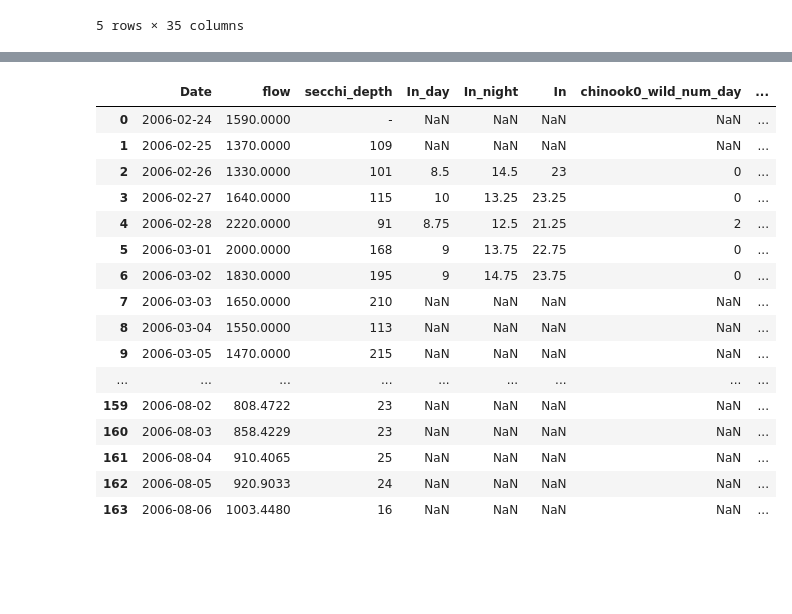
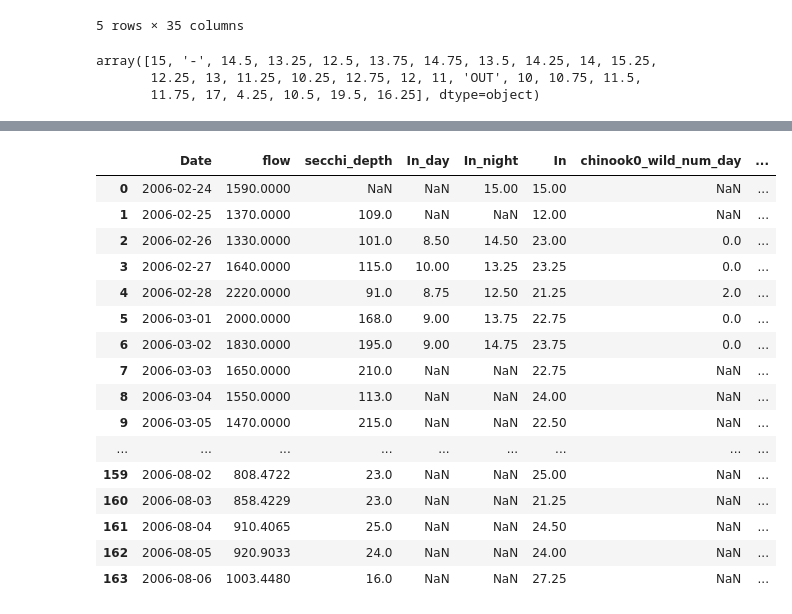
Before and after one commit to maria-kuruvilla/pied_piper, a Jupyter notebook: Puyallup/read_data_2006.ipynb, the cells around one changed output, grey strips where cells are left out. Cells and saved outputs as stored; diff of their text form; code cells hidden in the pictures; blank space fills up the shorter version.

```diff
--- a/Puyallup/read_data_2006.ipynb
+++ b/Puyallup/read_data_2006.ipynb
@@ -88,6 +88,12 @@ df_rename.head()
 | 3 | 2006-02-27 | 1640.0 | 10 | 115 | 0 | 0 | ... |
 | 4 | 2006-02-28 | 2220.0 | 8.75 | 91 | 2 | 0.228571 | ... |
 5 rows × 35 columns
+# %%
+pd.unique(df_rename['In_night'])
+# %% [output]
+array([15, '-', 14.5, 13.25, 12.5, 13.75, 14.75, 13.5, 14.25, 14, 15.25,
+       12.25, 13, 11.25, 10.25, 12.75, 12, 11, 'OUT', 10, 10.75, 11.5,
+       11.75, 17, 4.25, 10.5, 19.5, 16.25], dtype=object)
 # %%
 #note to self - need flow and secchi depth even on days the trap was not in!!!!
 
@@ -100,17 +106,34 @@ df_subset = df_rename[['Date', 'flow', 'secchi_depth','In_day','In_night','In',
                 'chinook0_wild_day_num_estimate','chinook0_wild_night_num_estimate',
                'chinook0_hatchery_day_num_estimate','chinook0_hatchery_night_num_estimate']]
 
-df_subset.loc[(df_subset['In_day'] == '-'),'In_day':'chinook0_hatchery_night_num_estimate'] =np.nan
-df_subset.loc[(df_subset['In_day'] == 'Out'),'In_day':'chinook0_hatchery_night_num_estimate'] =np.nan
-df_subset.loc[(df_subset['In_day'] == 'Out '),'In_day':'chinook0_hatchery_night_num_estimate'] =np.nan
-df_subset.loc[(df_subset['In_day'] == 'OUT'),'In_day':'chinook0_hatchery_night_num_estimate'] =np.nan
-df_subset.loc[(df_subset['In_day'] == 'ST'),'In_day':'chinook0_hatchery_night_num_estimate'] =np.nan
+df_subset.loc[(df_subset['In_day'] == '-'),'chinook0_wild_num_day':'chinook0_wild_perhour_day'] =np.nan
+df_subset.loc[(df_subset['In_day'] == 'Out'),'chinook0_wild_num_day':'chinook0_wild_perhour_day'] =np.nan
+df_subset.loc[(df_subset['In_day'] == 'OUT'),'chinook0_wild_num_day':'chinook0_wild_perhour_day'] =np.nan
+df_subset.loc[(df_subset['In_day'] == 'Out '),'chinook0_wild_num_day':'chinook0_wild_perhour_day'] =np.nan
+df_subset.loc[(df_subset['In_day'] == 'ST'),'chinook0_wild_num_day':'chinook0_wild_perhour_day'] =np.nan
 
-df_subset.loc[(df_subset['In_night'] == '-'),'In_day':'chinook0_hatchery_night_num_estimate'] =np.nan
-df_subset.loc[(df_subset['In_night'] == 'ST'),'In_day':'chinook0_hatchery_night_num_estimate'] =np.nan
-df_subset.loc[(df_subset['In_night'] == 'Out'),'In_day':'chinook0_hatchery_night_num_estimate'] =np.nan
-df_subset.loc[(df_subset['In_night'] == 'Out '),'In_day':'chinook0_hatchery_night_num_estimate'] =np.nan
-df_subset.loc[(df_subset['In_night'] == 'OUT'),'In_day':'chinook0_hatchery_night_num_estimate'] =np.nan
+df_subset.loc[(df_subset['In_day'] == '-'),'chinook0_hatchery_num_day':'chinook0_hatchery_perhour_day'] =np.nan
+df_subset.loc[(df_subset['In_day'] == 'Out'),'chinook0_hatchery_num_day':'chinook0_hatchery_perhour_day'] =np.nan
+df_subset.loc[(df_subset['In_day'] == 'OUT'),'chinook0_hatchery_num_day':'chinook0_hatchery_perhour_day'] =np.nan
+df_subset.loc[(df_subset['In_day'] == 'Out '),'chinook0_hatchery_num_day':'chinook0_hatchery_perhour_day'] =np.nan
+df_subset.loc[(df_subset['In_day'] == 'ST'),'chinook0_hatchery_num_day':'chinook0_hatchery_perhour_day'] =np.nan
+
+df_subset.loc[(df_subset['In_night'] == '-'),'chinook0_wild_num_night':'chinook0_wild_perhour_night'] =np.nan
+df_subset.loc[(df_subset['In_night'] == 'ST'),'chinook0_wild_num_night':'chinook0_wild_perhour_night'] =np.nan
+df_subset.loc[(df_subset['In_night'] == 'Out'),'chinook0_wild_num_night':'chinook0_wild_perhour_night'] =np.nan
+df_subset.loc[(df_subset['In_night'] == 'OUT'),'chinook0_wild_num_night':'chinook0_wild_perhour_night'] =np.nan
+df_subset.loc[(df_subset['In_night'] == 'Out '),'chinook0_wild_num_night':'chinook0_wild_perhour_night'] =np.nan
+
+df_subset.loc[(df_subset['In_night'] == '-'),'chinook0_hatchery_num_day':'chinook0_hatchery_perhour_night'] =np.nan
+df_subset.loc[(df_subset['In_night'] == 'Out'),'chinook0_hatchery_num_day':'chinook0_hatchery_perhour_night'] =np.nan
+df_subset.loc[(df_subset['In_night'] == 'OUT'),'chinook0_hatchery_num_day':'chinook0_hatchery_perhour_night'] =np.nan
+df_subset.loc[(df_subset['In_night'] == 'Out '),'chinook0_hatchery_num_day':'chinook0_hatchery_perhour_night'] =np.nan
+df_subset.loc[(df_subset['In_night'] == 'ST'),'chinook0_hatchery_num_day':'chinook0_hatchery_perhour_night'] =np.nan
+df_subset = df_subset.replace({'-':np.nan})
+df_subset = df_subset.replace({'ST':np.nan})
+df_subset = df_subset.replace({'Out':np.nan})
+df_subset = df_subset.replace({'OUT':np.nan})
+df_subset = df_subset.replace({'Out ':np.nan})
 
 df_subset['chinook0_wild_perhour_day_estimate'] = (df_subset['chinook0_wild_day_num_estimate']/
                                                    df_subset['In_day'])
@@ -149,20 +160,20 @@ See the caveats in the documentation: https://pandas.pydata.org/pandas-docs/stab
 |  | Date | flow | secchi_depth | In_day | In_night | In | chinook0_wild_num_day | ... |
-| 0 | 2006-02-24 | 1590.0000 | - | NaN | NaN | NaN | NaN | ... |
-| 1 | 2006-02-25 | 1370.0000 | 109 | NaN | NaN | NaN | NaN | ... |
-| 2 | 2006-02-26 | 1330.0000 | 101 | 8.5 | 14.5 | 23 | 0 | ... |
-| 3 | 2006-02-27 | 1640.0000 | 115 | 10 | 13.25 | 23.25 | 0 | ... |
-| 4 | 2006-02-28 | 2220.0000 | 91 | 8.75 | 12.5 | 21.25 | 2 | ... |
-| 5 | 2006-03-01 | 2000.0000 | 168 | 9 | 13.75 | 22.75 | 0 | ... |
-| 6 | 2006-03-02 | 1830.0000 | 195 | 9 | 14.75 | 23.75 | 0 | ... |
-| 7 | 2006-03-03 | 1650.0000 | 210 | NaN | NaN | NaN | NaN | ... |
-| 8 | 2006-03-04 | 1550.0000 | 113 | NaN | NaN | NaN | NaN | ... |
-| 9 | 2006-03-05 | 1470.0000 | 215 | NaN | NaN | NaN | NaN | ... |
+| 0 | 2006-02-24 | 1590.0000 | NaN | NaN | 15.00 | 15.00 | NaN | ... |
+| 1 | 2006-02-25 | 1370.0000 | 109.0 | NaN | NaN | 12.00 | NaN | ... |
+| 2 | 2006-02-26 | 1330.0000 | 101.0 | 8.50 | 14.50 | 23.00 | 0.0 | ... |
+| 3 | 2006-02-27 | 1640.0000 | 115.0 | 10.00 | 13.25 | 23.25 | 0.0 | ... |
+| 4 | 2006-02-28 | 2220.0000 | 91.0 | 8.75 | 12.50 | 21.25 | 2.0 | ... |
+| 5 | 2006-03-01 | 2000.0000 | 168.0 | 9.00 | 13.75 | 22.75 | 0.0 | ... |
+| 6 | 2006-03-02 | 1830.0000 | 195.0 | 9.00 | 14.75 | 23.75 | 0.0 | ... |
+| 7 | 2006-03-03 | 1650.0000 | 210.0 | NaN | NaN | 22.75 | NaN | ... |
+| 8 | 2006-03-04 | 1550.0000 | 113.0 | NaN | NaN | 24.00 | NaN | ... |
+| 9 | 2006-03-05 | 1470.0000 | 215.0 | NaN | NaN | 22.50 | NaN | ... |
 | ... | ... | ... | ... | ... | ... | ... | ... | ... |
-| 159 | 2006-08-02 | 808.4722 | 23 | NaN | NaN | NaN | NaN | ... |
-| 160 | 2006-08-03 | 858.4229 | 23 | NaN | NaN | NaN | NaN | ... |
-| 161 | 2006-08-04 | 910.4065 | 25 | NaN | NaN | NaN | NaN | ... |
-| 162 | 2006-08-05 | 920.9033 | 24 | NaN | NaN | NaN | NaN | ... |
-| 163 | 2006-08-06 | 1003.4480 | 16 | NaN | NaN | NaN | NaN | ... |
+| 159 | 2006-08-02 | 808.4722 | 23.0 | NaN | NaN | 25.00 | NaN | ... |
+| 160 | 2006-08-03 | 858.4229 | 23.0 | NaN | NaN | 21.25 | NaN | ... |
+| 161 | 2006-08-04 | 910.4065 | 25.0 | NaN | NaN | 24.50 | NaN | ... |
+| 162 | 2006-08-05 | 920.9033 | 24.0 | NaN | NaN | 24.00 | NaN | ... |
+| 163 | 2006-08-06 | 1003.4480 | 16.0 | NaN | NaN | 27.25 | NaN | ... |
 # %%
 df_subset['chinook0_wild_perhour_total'] = (df_subset['chinook0_wild_perhour_day'] +
                                             df_subset['chinook0_wild_perhour_night'])
```
Also changed, not shown: parts of 2 cells of this notebook, 2 other files.
